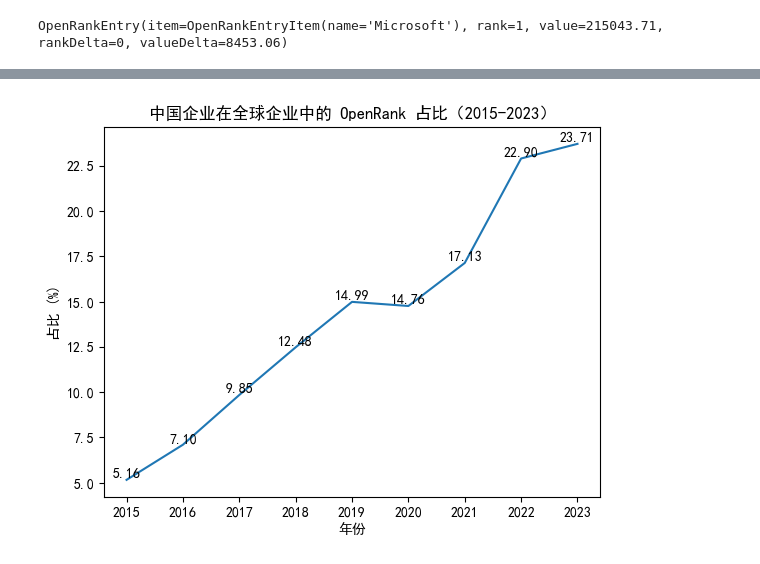
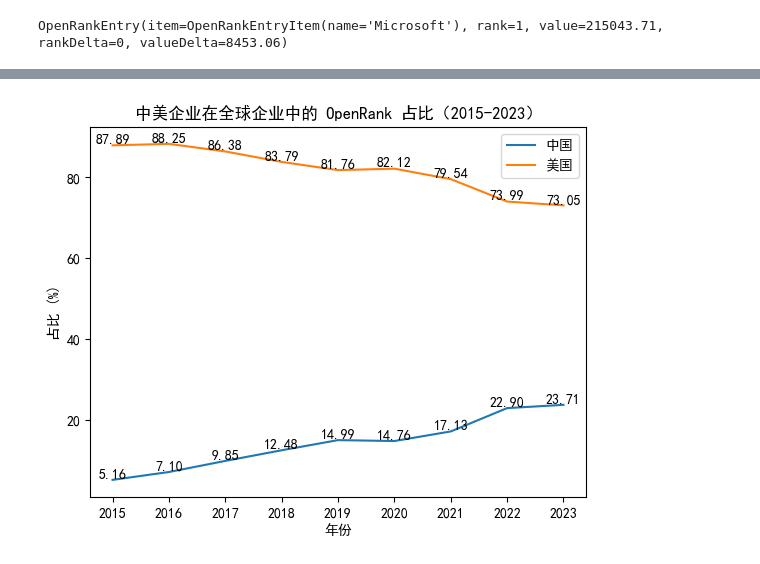
Before and after one commit to zhicheng-ning/eoss_observe, a Jupyter notebook: eoss_observe/openrank_proportion_of_chinese_companies.ipynb, the cells around one changed output, grey strips where cells are left out. Saved outputs shown, nothing was run; the diff lists cells and outputs as text; code cells hidden in the pictures.

Commit message:
feat: 添加美国企业在全球企业中的 OpenRank 占比（GitHub+Giee）

```diff
--- a/eoss_observe/openrank_proportion_of_chinese_companies.ipynb
+++ b/eoss_observe/openrank_proportion_of_chinese_companies.ipynb
@@ -58,3 +58,20 @@ chinese_list[-1].data[0]
 global_list[-1].data[0]
 # %% [output]
 OpenRankEntry(item=OpenRankEntryItem(name='Microsoft'), rank=1, value=215043.71, rankDelta=0, valueDelta=8453.06)
+# %%
+# 提取美国企业的名字
+import requests
+import yaml
+
+# URL 指向所需解析的 YAML 文件
+url = "https://raw.githubusercontent.com/X-lab2017/open-digger/master/labeled_data/regions/US.yml"
+
+# 发送请求并获取文件内容
+response = requests.get(url)
+data = response.content
+
+# 解析 YAML 内容
+companies_data = yaml.safe_load(data)
+company_labels = companies_data['data']['labels']
+usa_companies = [label.split('/')[-1] for label in company_labels]
+usa_companies
@@ -61,28 +96,40 @@ OpenRankEntry(item=OpenRankEntryItem(name='Microsoft'), rank=1, value=215043.71,
 # %%
 import matplotlib.pyplot as plt
+
 matplotlib.rcParams['font.family'] = 'SimHei'
 matplotlib.rcParams['font.size'] = 10
 # 数据准备
 years = list(year_range)
 idx_list = list(range(len(chinese_list)))
 china_company_percentage = [0] * len(idx_list)
+usa_company_percentage = [0] * len(idx_list)
+
 for idx in idx_list:
     chinese_total = sum(entry.value for entry in chinese_list[idx].data)
+    usa_total = sum(entry.value for entry in global_list[idx].data if
+                    entry.item.name.lower() in (name.lower() for name in usa_companies))
     global_total = sum(entry.value for entry in global_list[idx].data)
-    china_company_percentage[idx] = chinese_total/global_total*100
+    china_company_percentage[idx] = chinese_total / global_total * 100
+    usa_company_percentage[idx] = usa_total / global_total * 100
+
 # 创建折线图
-plt.plot(years, china_company_percentage)
+plt.plot(years, china_company_percentage, label='中国')
+plt.plot(years, usa_company_percentage, label='美国')
 
 # 在每个点上添加数值标签
-for x, y in zip(years, china_company_percentage):
-    plt.text(x, y, f'{y:.2f}', ha='center', va='bottom')
+for x, y_china, y_usa in zip(years, china_company_percentage, usa_company_percentage):
+    plt.text(x, y_china, f'{y_china:.2f}', ha='center', va='bottom')
+    plt.text(x, y_usa, f'{y_usa:.2f}', ha='center', va='bottom')
 
 # 添加标题和标签
-plt.title('中国企业在全球企业中的 OpenRank 占比（2015-2023）')
+plt.title('中美企业在全球企业中的 OpenRank 占比（2015-2023）')
 plt.xlabel('年份')
 plt.ylabel('占比 (%)')
 
+# 显示图例
+plt.legend()
+
 # 显示图表
 plt.show()
 # %% [output]
-[figure, old version]
+[figure, new version]
```
Also changed, not shown: parts of 1 cell of this notebook.
